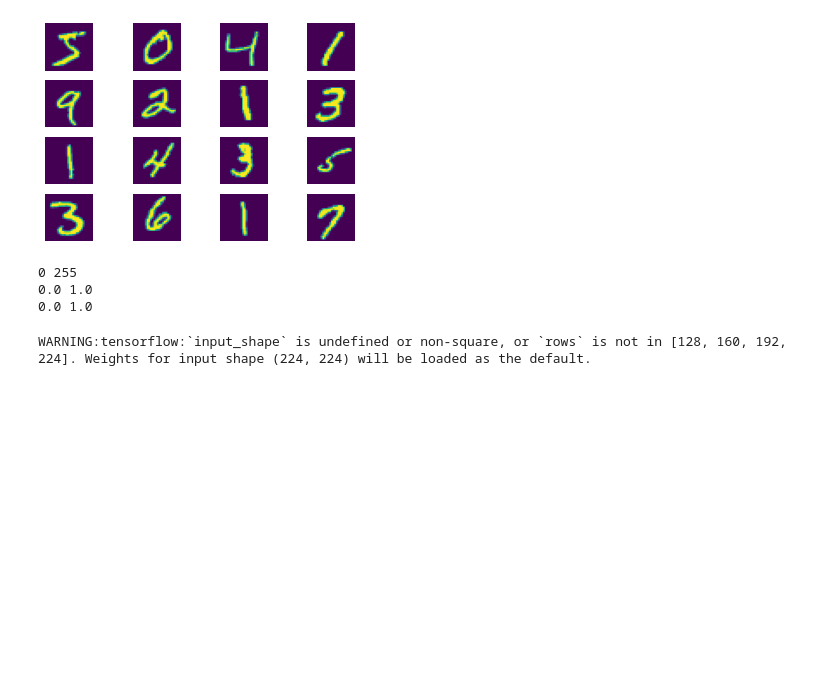
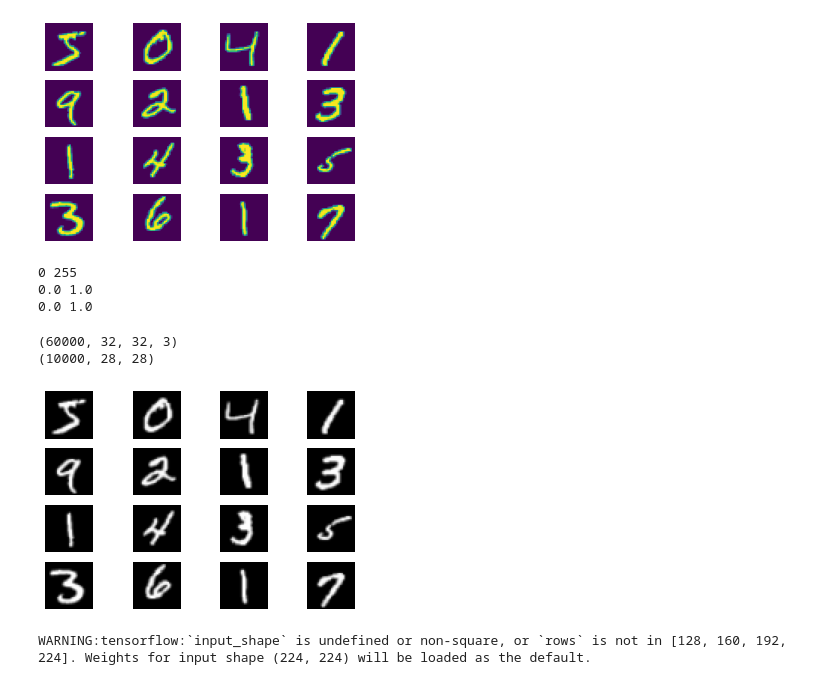
Before and after one commit to appersaravanan/Semeter-2-Assignment-1, a Jupyter notebook: Assignment_3.ipynb, the cells around one changed output. Drawn from its saved outputs; the diff is of its cells as text; code cells hidden in the pictures; blank space fills up the shorter version.

```diff
--- a/Assignment_3.ipynb
+++ b/Assignment_3.ipynb
@@ -118,6 +120,31 @@ y_test=to_categorical(y_test,10)
 0 255
 0.0 1.0
 0.0 1.0
+# %%
+(x_train, y_train), (x_test, y_test) = tf.keras.datasets.mnist.load_data()
+
+# expand new axis, channel axis
+x_train = np.expand_dims(x_train, axis=-1)
+
+# [optional]: we may need 3 channel (instead of 1)
+x_train = np.repeat(x_train, 3, axis=-1)
+
+# it's always better to normalize
+x_train = x_train.astype('float32') / 255
+
+# resize the input shape , i.e. old shape: 28, new shape: 32
+x_train = tf.image.resize(x_train, [32,32]) # if we want to resize
+
+print(x_train.shape)
+# (60000, 32, 32, 3)
+print(x_test.shape)
+# %% [output]
+(60000, 32, 32, 3)
+(10000, 28, 28)
+# %%
+show_imgs(x_train)
+# %% [output]
+[figure, added]
 # %%
 target_size=32
 
```
Also changed, not shown: parts of 3 cells of this notebook.
